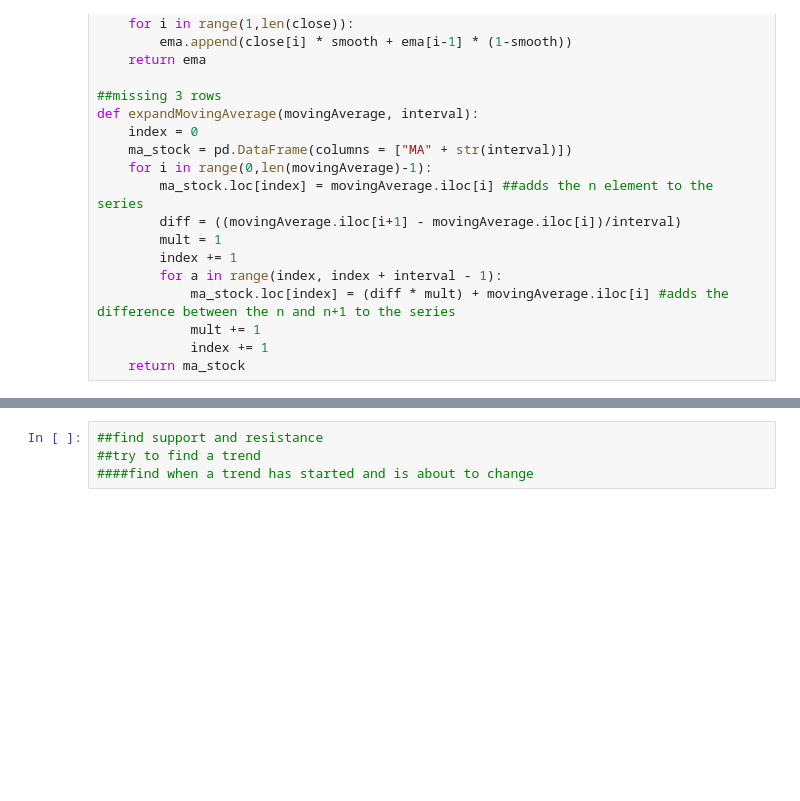
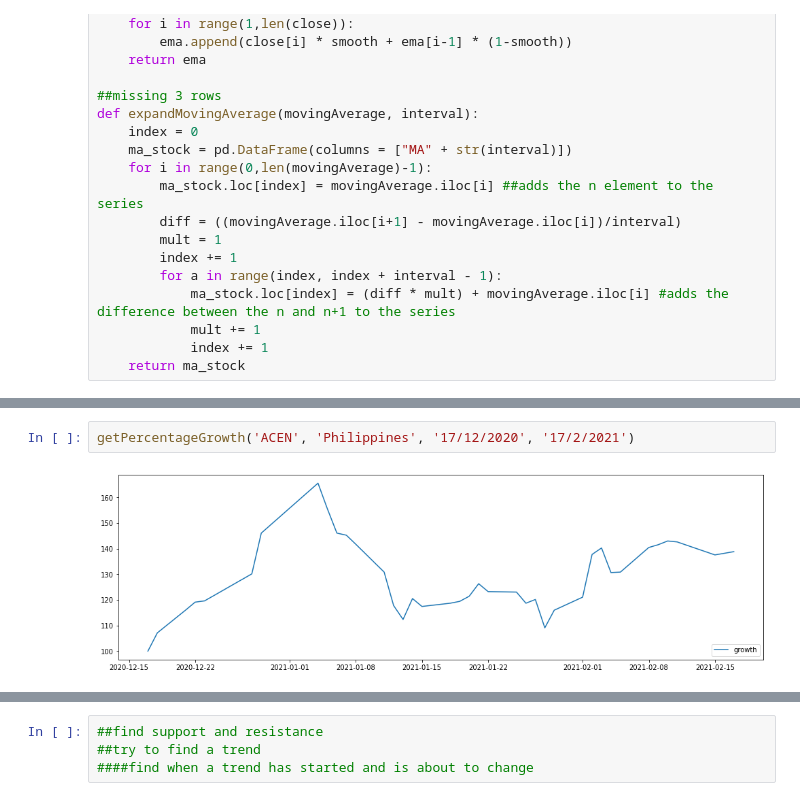
Before and after one commit to ryanperezx/PH-Stock-Market-Prediction, a Jupyter notebook: stock-market-prediction.ipynb, the cells around one changed output, grey strips where cells are left out. Drawn from its saved outputs; the diff is of its cells as text; blank space fills up the shorter version.

```diff
--- a/stock-market-prediction.ipynb
+++ b/stock-market-prediction.ipynb
@@ -81,3 +131,7 @@ def searchAndGetInfo(stock, country, from_date, to_date, interval):
+# %%
+getPercentageGrowth('ACEN', 'Philippines', '17/12/2020', '17/2/2021')
+# %% [output]
+[figure, added]
 # %%
 getInfo('FMETF','philippines', '13/2/2020', '17/2/2021', 20)
 # %% [output]
```
Also changed, not shown: parts of 7 cells of this notebook.
